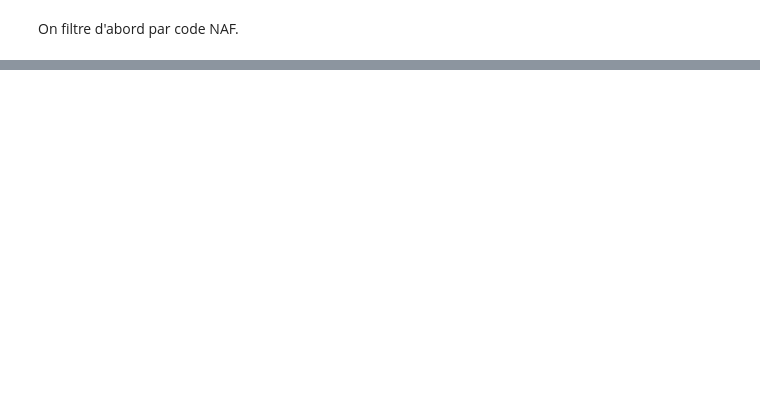
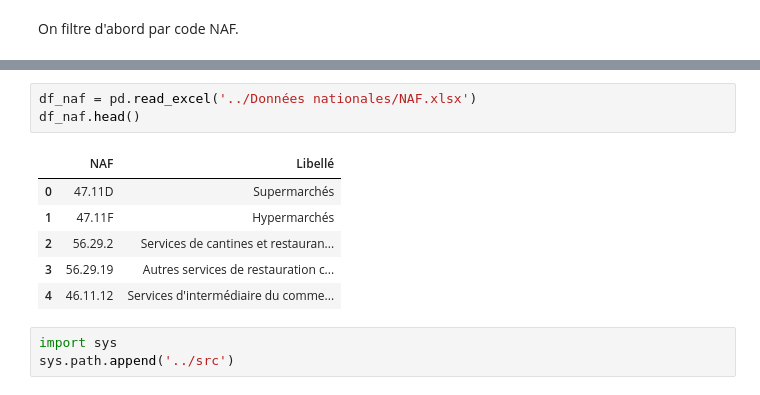
Before and after one commit to basile-desjuzeur/zone-de-chalandise, a Jupyter notebook: Notebooks/Clean données nationales.ipynb, the cells around one changed output, grey strips where cells are left out. Drawn from its saved outputs; the diff is of its cells as text; blank space fills up the shorter version.

```diff
--- a/Notebooks/Clean données nationales.ipynb
+++ b/Notebooks/Clean données nationales.ipynb
@@ -667,0 +649,13 @@ SelectMultiple(description='Select NAF:', layout=Layout(width='50%'), options=('
+# %%
+df_naf = pd.read_excel('../Données nationales/NAF.xlsx')
+df_naf.head()
+# %% [output]
+|  | NAF | Libellé |
+| 0 | 47.11D | Supermarchés |
+| 1 | 47.11F | Hypermarchés |
+| 2 | 56.29.2 | Services de cantines et restauran... |
+| 3 | 56.29.19 | Autres services de restauration c... |
+| 4 | 46.11.12 | Services d'intermédiaire du comme... |
+# %%
+import sys
+sys.path.append('../src')
```
Also changed, not shown: parts of 15 cells of this notebook, 6 other files.
